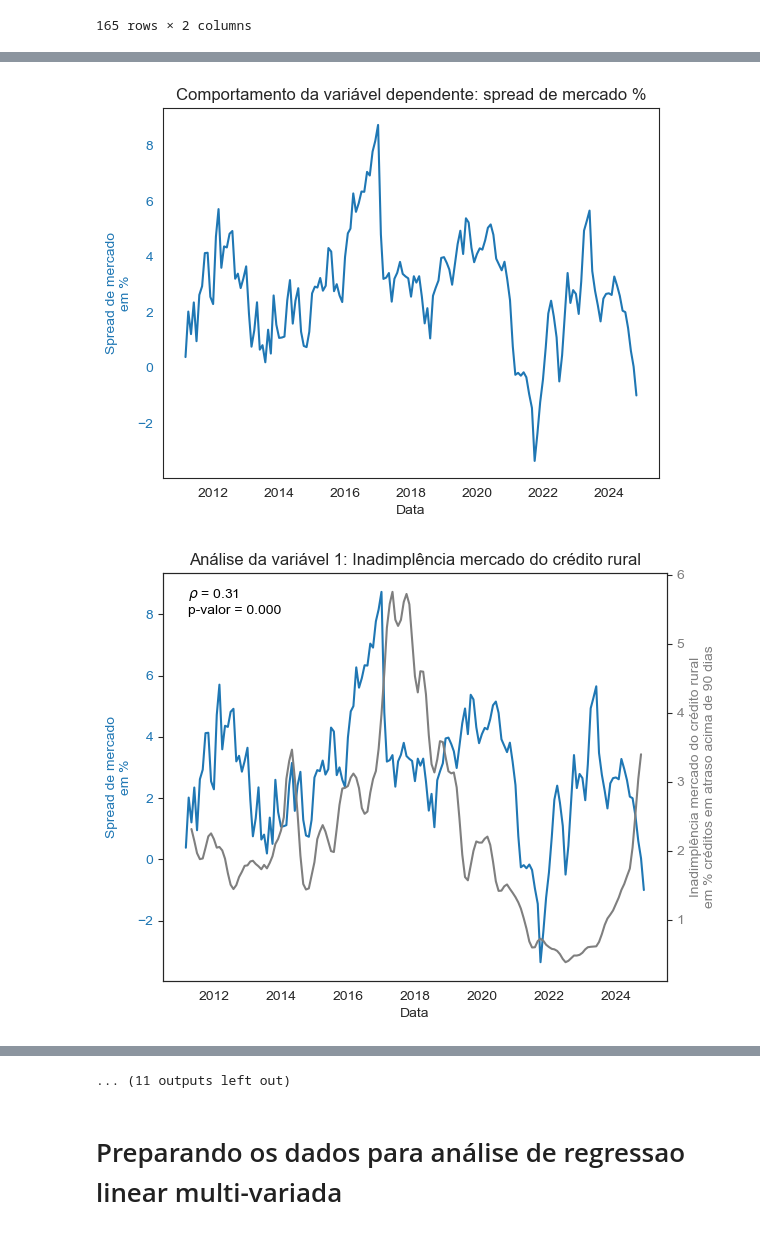
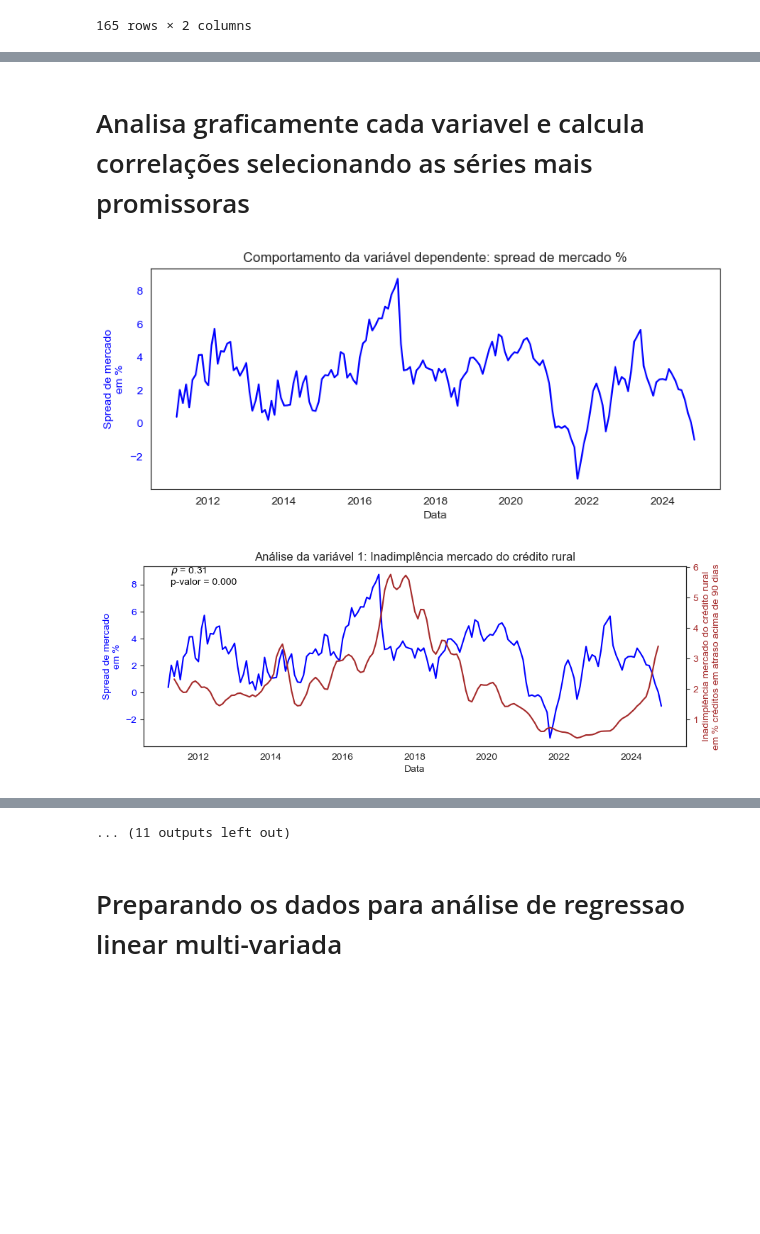
Before and after one commit to danielsaraivaleite/SpreadCreditoRural, a Jupyter notebook: AnaliseSpreadAgro.ipynb, the cells around one changed output, grey strips where cells are left out. Drawn from its saved outputs; the diff is of its cells as text; code cells hidden in the pictures; blank space fills up the shorter version.

```diff
--- a/AnaliseSpreadAgro.ipynb
+++ b/AnaliseSpreadAgro.ipynb
@@ -75,14 +75,16 @@ def plotar_series(df_serie1, nome_serie1='Spread de mercado', unidade_serie1='em
                   col_data1='Data', col_valor1='Spread médio',
                   df_serie2=None,nome_serie2='', unidade_serie2='',
                   col_data2='Data', col_valor2='Valor', inverte_serie2=False,
-                  titulo='', observacao=''):
+                  titulo='', observacao='', nome_arq=''):
 
 
     sns.set_style("white")
 
-    fig, ax1 = plt.subplots()
 
-    color = 'tab:blue'
+    fig, ax1 = plt.subplots(figsize=(9, 3.5))
+
+
+    color = 'blue'
     ax1.set_xlabel('Data')
     ax1.set_ylabel(nome_serie1+'\n'+unidade_serie1, color=color)
     ax1.plot(df_serie1[col_data1], df_serie1[col_valor1], color=color)
@@ -92,7 +94,7 @@ def plotar_series(df_serie1, nome_serie1='Spread de mercado', unidade_serie1='em
 
         ax2 = ax1.twinx()
 
-        color = 'tab:gray'
+        color = 'brown'
         ax2.set_ylabel(nome_serie2 + '\n' + unidade_serie2, color=color)
         ax2.plot(df_serie2[col_data2], df_serie2[col_valor2], color=color)
         ax2.tick_params(axis='y', labelcolor=color)
@@ -101,15 +103,14 @@ def plotar_series(df_serie1, nome_serie1='Spread de mercado', unidade_serie1='em
             ax2.set_ylim(ax2.get_ylim()[::-1])
 
         fig.tight_layout()
-
-
-    #correl = scipy.stats.pearsonr(data1, data2)    # Pearson correlacao
-
-    #plt.title('Análise variável ' + str(id_variavel) + ': ' + nome_serie.replace('(', '').replace(')', '').replace('%', '') + ' (' + r'$\rho$' + ' = ' + '{0:.2f}'.format(correl[0]) + ' e p-valor = ' +  '{0:.3f}'.format(correl[1]) +  ')')
+        plt.subplots_adjust(top=0.88)
 
     plt.title(titulo)
 
     if observacao != '':
         plt.text(0.05, 0.9, observacao, transform=plt.gca().transAxes, color='k')
 
+    if nome_arq != '':
+        plt.savefig(nome_arq)
+
     plt.show()
@@ -118,7 +117,9 @@ def plotar_series(df_serie1, nome_serie1='Spread de mercado', unidade_serie1='em
+# %% [markdown]
+# Analisa graficamente cada variavel e calcula correlações selecionando as séries mais promissoras
 # %%
 df_spread['Spread médio perc'] = df_spread['Spread médio']*100
 
-plotar_series(df_serie1=df_spread, col_valor1='Spread médio perc', titulo='Comportamento da variável dependente: spread de mercado %')
+plotar_series(df_serie1=df_spread, col_valor1='Spread médio perc', titulo='Comportamento da variável dependente: spread de mercado %', nome_arq='spread.png')
 
 # comparando com as variaveis explicativas
 df_series = pd.read_excel('Dados.xlsx', sheet_name='Series')
@@ -145,33 +146,36 @@ for i, row in df_series.iterrows():
     else:
         unidade_serie = 'em ' + unidade_serie
 
     df_cruzado = pd.merge(left=df_spread, right=df_serie, on=coluna_data, how='inner')
 
     janela_media_movel=3
     if(media_movel):
         df_cruzado = df_cruzado.loc[:, [coluna_data, 'Spread médio perc', coluna_valor]]
         df_cruzado[coluna_valor] = df_cruzado[coluna_valor].rolling(janela_media_movel).mean()
         df_cruzado = df_cruzado.dropna()
 
     correl = scipy.stats.pearsonr(df_cruzado['Spread médio perc'], df_cruzado[coluna_valor])
 
     observacao = r'$\rho$' + ' = ' + '{0:.2f}'.format(correl[0]) + '\np-valor = ' +  '{0:.3f}'.format(correl[1])
 
     plotar_series(df_serie1=df_spread, col_valor1='Spread médio perc',
                   titulo='Análise da variável '+ str(id_serie)+': ' + nome_serie,
                  df_serie2=df_cruzado, nome_serie2=nome_serie, unidade_serie2=unidade_serie,
                   col_data2=coluna_data, col_valor2=coluna_valor,
-                 inverte_serie2=inverte, observacao=observacao)
+                 inverte_serie2=inverte, observacao=observacao, nome_arq=str(id_serie)+'.png')
 
     # verifica se houve correlacao significativa e no sentido esperado
     if (correl[1] <= 0.05) and ( (inverte and correl[0]<-0.01) or (inverte==False and  correl[0]>0.01)  ):
         series_selecionadas.append({ 'Tabela' : row['Tabela'],
+                                    '#' : id_serie,
                                     'Serie' : nome_serie,
                                     'Coluna Data' : coluna_data,
                                     'Coluna Valor' : coluna_valor,
                                     'Média Móvel' : media_movel,
                                     'Correlação' : correl[0],
                                     'p-valor' : correl[1] })
+
+    pd.DataFrame(series_selecionadas).to_excel('variaveis_selecionadas.xlsx')
 # %% [output]
-[figure, old version]
+[figure, new version]
-[figure, old version]
+[figure, new version]
@@ -188,6 +192,6 @@ for i, row in df_series.iterrows():
 ... (11 outputs left out)
-# %% [markdown]
-# Preparando os dados para análise de regressao linear multi-variada
+# %% [markdown]
+# Preparando os dados para análise de regressao linear multi-variada
 # %%
 df_cruzado = df_spread.loc[:, ['Data', 'Spread médio perc']]
 df_cruzado = df_cruzado.rename(columns={'Spread médio perc' : 'Spread do crédito rural'})
```
Also changed, not shown: parts of 11 cells of this notebook.
